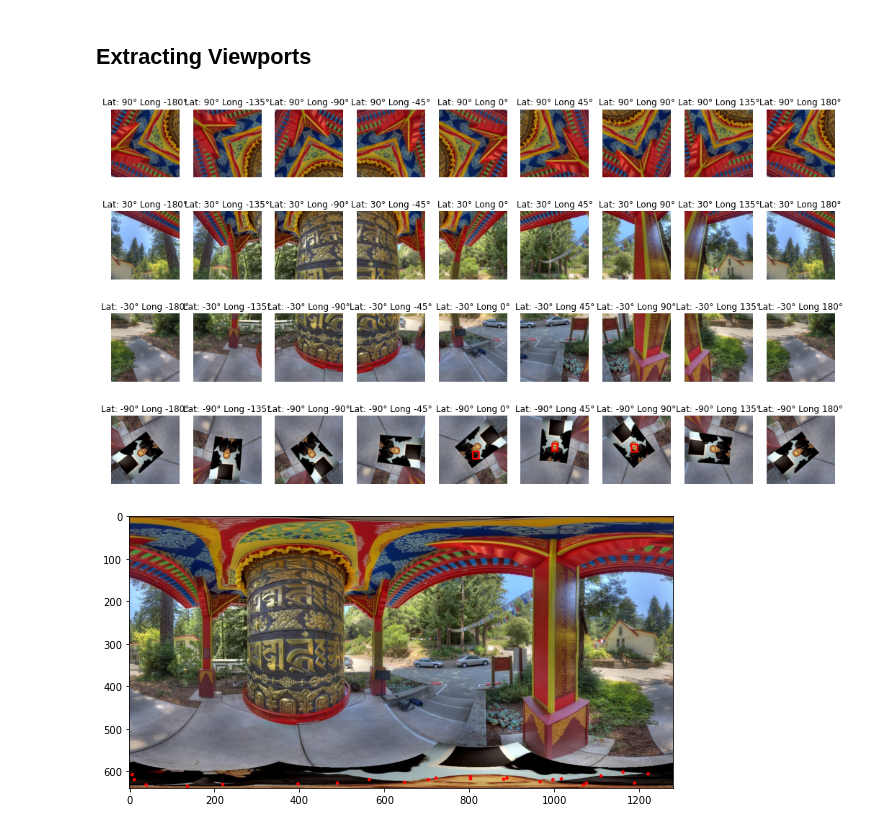
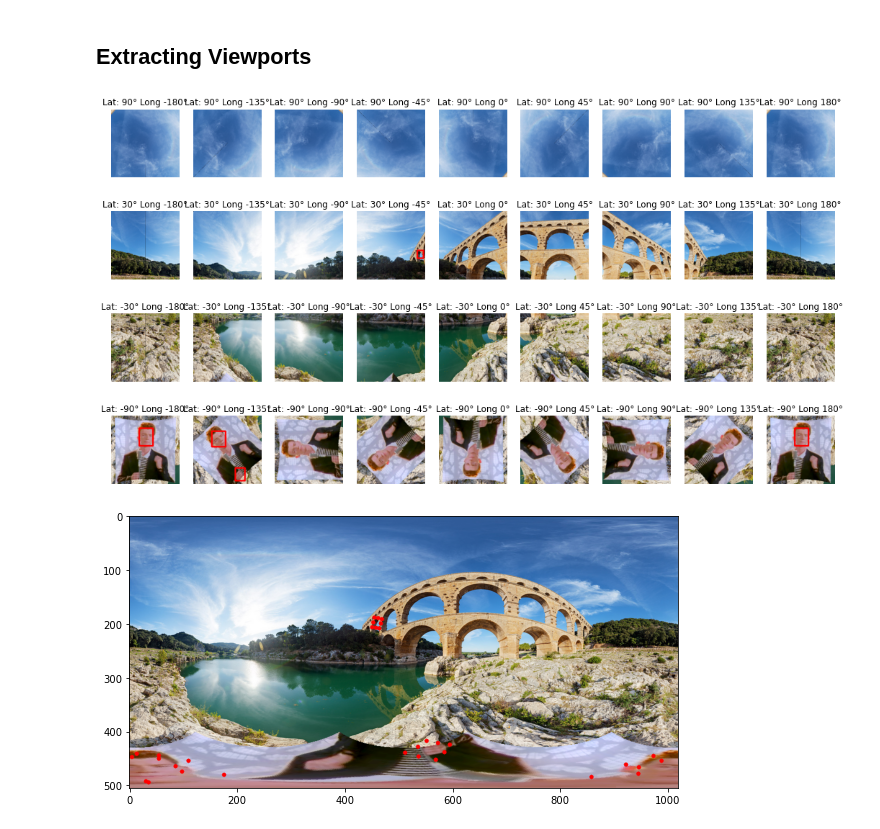
Before and after one commit to TeleMidia/faces360, a Jupyter notebook: ipynb/Face360-Modularized.ipynb, the cells around one changed output. Cells and saved outputs as stored; diff of their text form; code cells hidden in the pictures.

```diff
--- a/ipynb/Face360-Modularized.ipynb
+++ b/ipynb/Face360-Modularized.ipynb
@@ -29,15 +30,15 @@ dir_path
 # %% [markdown]
 ## Extracting Viewports
 # %%
-path = "../data/dataset_360/FDDB-fold-01/2002_07_25_big_img_919.jpg"
+#path = "../data/dataset_360/FDDB-fold-01/2002_07_25_big_img_919.jpg"
 #path = "../data/dataset_360/FDDB-fold-01/2002_07_27_big_img_970.jpg"
-#path = "C:/Users/paulo/Pictures/test_faces/rick_rolled/lat 90 long 180.png"
+path = "C:/Users/paulo/Pictures/test_faces/rick_rolled/lat 90 long 180.png"
 equ, eq_bounds, all_confs = detect_faces_viewports(path, rows = 4, cols = 9, fovw = 60, fovh = 60, width = 300, verbose = 1)
 # %% [output]
-[figure, old version]
+[figure, new version]
 # %%
 eq_img = np.uint16(equ._img[:,:,::-1])
 
 img = show_bounds(eq_img, eq_bounds)
 # %% [output]
-[figure, old version]
+[figure, new version]
```
Also changed, not shown: parts of 4 cells of this notebook, 2 other files.
